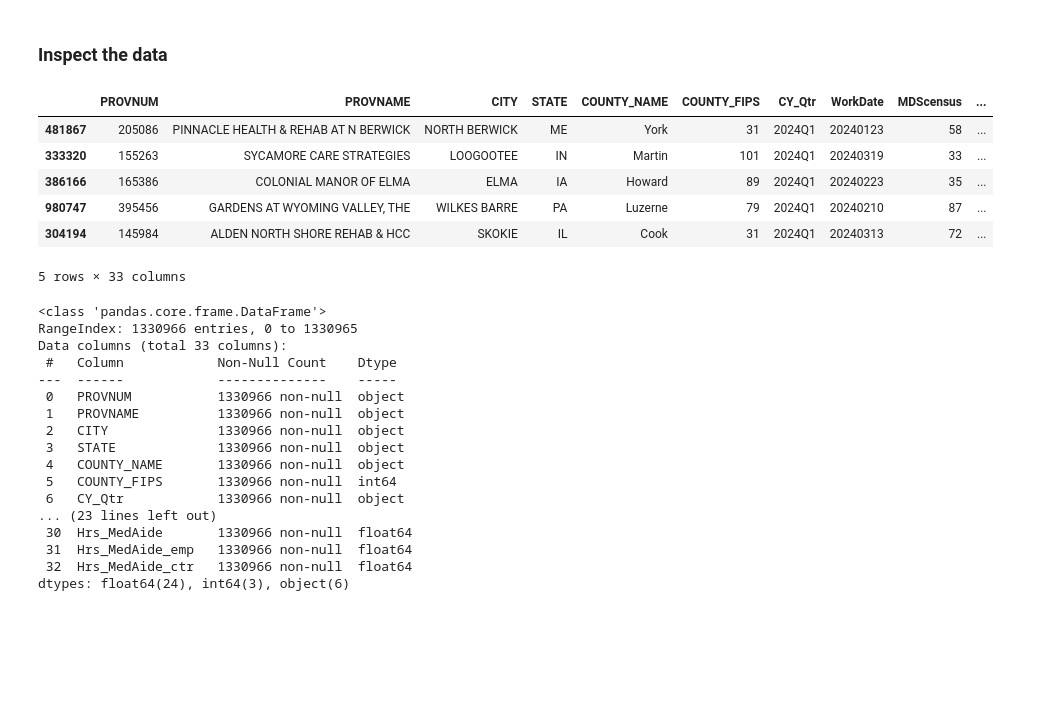
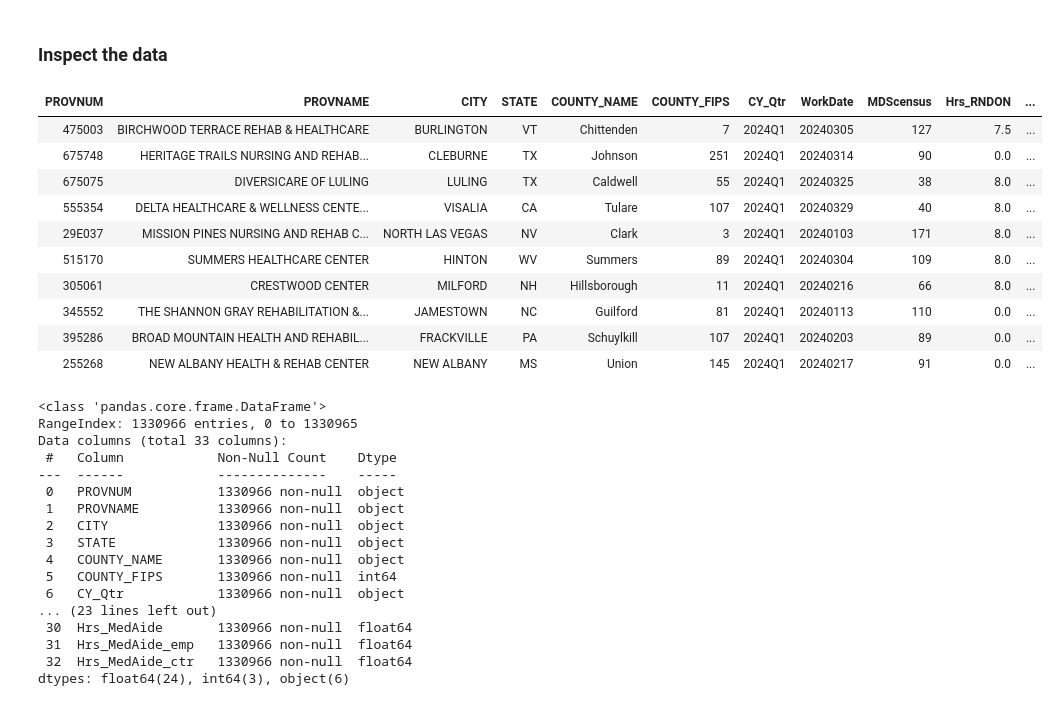
Before and after one commit to bainmatt/clipboard-report, a Jupyter notebook: notebooks/report.ipynb, the cells around one changed output. Cells and saved outputs as stored; diff of their text form; code cells hidden in the pictures; blank space fills up the shorter version.

```diff
--- a/notebooks/report.ipynb
+++ b/notebooks/report.ipynb
@@ -67,13 +65,17 @@ data loaded.
 # %% [markdown]
 ### Inspect the data
-# %%
-data.sample(5)
-# %% [output]
-|  | PROVNUM | PROVNAME | CITY | STATE | COUNTY_NAME | COUNTY_FIPS | CY_Qtr | WorkDate | MDScensus | ... |
-| 481867 | 205086 | PINNACLE HEALTH & REHAB AT N BERWICK | NORTH BERWICK | ME | York | 31 | 2024Q1 | 20240123 | 58 | ... |
-| 333320 | 155263 | SYCAMORE CARE STRATEGIES | LOOGOOTEE | IN | Martin | 101 | 2024Q1 | 20240319 | 33 | ... |
-| 386166 | 165386 | COLONIAL MANOR OF ELMA | ELMA | IA | Howard | 89 | 2024Q1 | 20240223 | 35 | ... |
-| 980747 | 395456 | GARDENS AT WYOMING VALLEY, THE | WILKES BARRE | PA | Luzerne | 79 | 2024Q1 | 20240210 | 87 | ... |
-| 304194 | 145984 | ALDEN NORTH SHORE REHAB & HCC | SKOKIE | IL | Cook | 31 | 2024Q1 | 20240313 | 72 | ... |
-5 rows × 33 columns
+# %%
+GT(data.sample(10))
+# %% [output]
+| PROVNUM | PROVNAME | CITY | STATE | COUNTY_NAME | COUNTY_FIPS | CY_Qtr | WorkDate | MDScensus | Hrs_RNDON | ... |
+| 475003 | BIRCHWOOD TERRACE REHAB & HEALTHCARE | BURLINGTON | VT | Chittenden | 7 | 2024Q1 | 20240305 | 127 | 7.5 | ... |
+| 675748 | HERITAGE TRAILS NURSING AND REHAB... | CLEBURNE | TX | Johnson | 251 | 2024Q1 | 20240314 | 90 | 0.0 | ... |
+| 675075 | DIVERSICARE OF LULING | LULING | TX | Caldwell | 55 | 2024Q1 | 20240325 | 38 | 8.0 | ... |
+| 555354 | DELTA HEALTHCARE & WELLNESS CENTE... | VISALIA | CA | Tulare | 107 | 2024Q1 | 20240329 | 40 | 8.0 | ... |
+| 29E037 | MISSION PINES NURSING AND REHAB C... | NORTH LAS VEGAS | NV | Clark | 3 | 2024Q1 | 20240103 | 171 | 8.0 | ... |
+| 515170 | SUMMERS HEALTHCARE CENTER | HINTON | WV | Summers | 89 | 2024Q1 | 20240304 | 109 | 8.0 | ... |
+| 305061 | CRESTWOOD CENTER | MILFORD | NH | Hillsborough | 11 | 2024Q1 | 20240216 | 66 | 8.0 | ... |
+| 345552 | THE SHANNON GRAY REHABILITATION &... | JAMESTOWN | NC | Guilford | 81 | 2024Q1 | 20240113 | 110 | 0.0 | ... |
+| 395286 | BROAD MOUNTAIN HEALTH AND REHABIL... | FRACKVILLE | PA | Schuylkill | 107 | 2024Q1 | 20240203 | 89 | 0.0 | ... |
+| 255268 | NEW ALBANY HEALTH & REHAB CENTER | NEW ALBANY | MS | Union | 145 | 2024Q1 | 20240217 | 91 | 0.0 | ... |
 # %%
```
Also changed, not shown: parts of 11 cells of this notebook, 3 other files.
